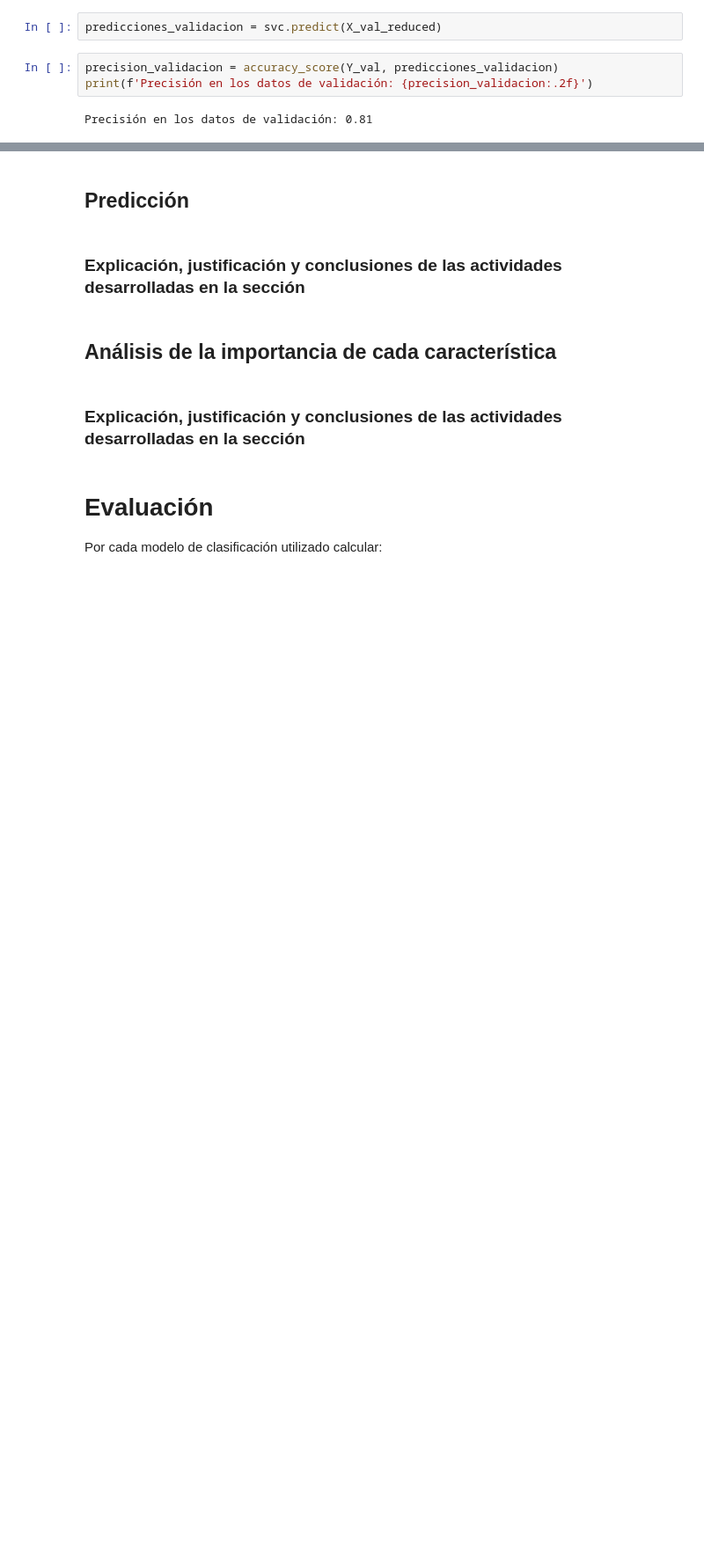
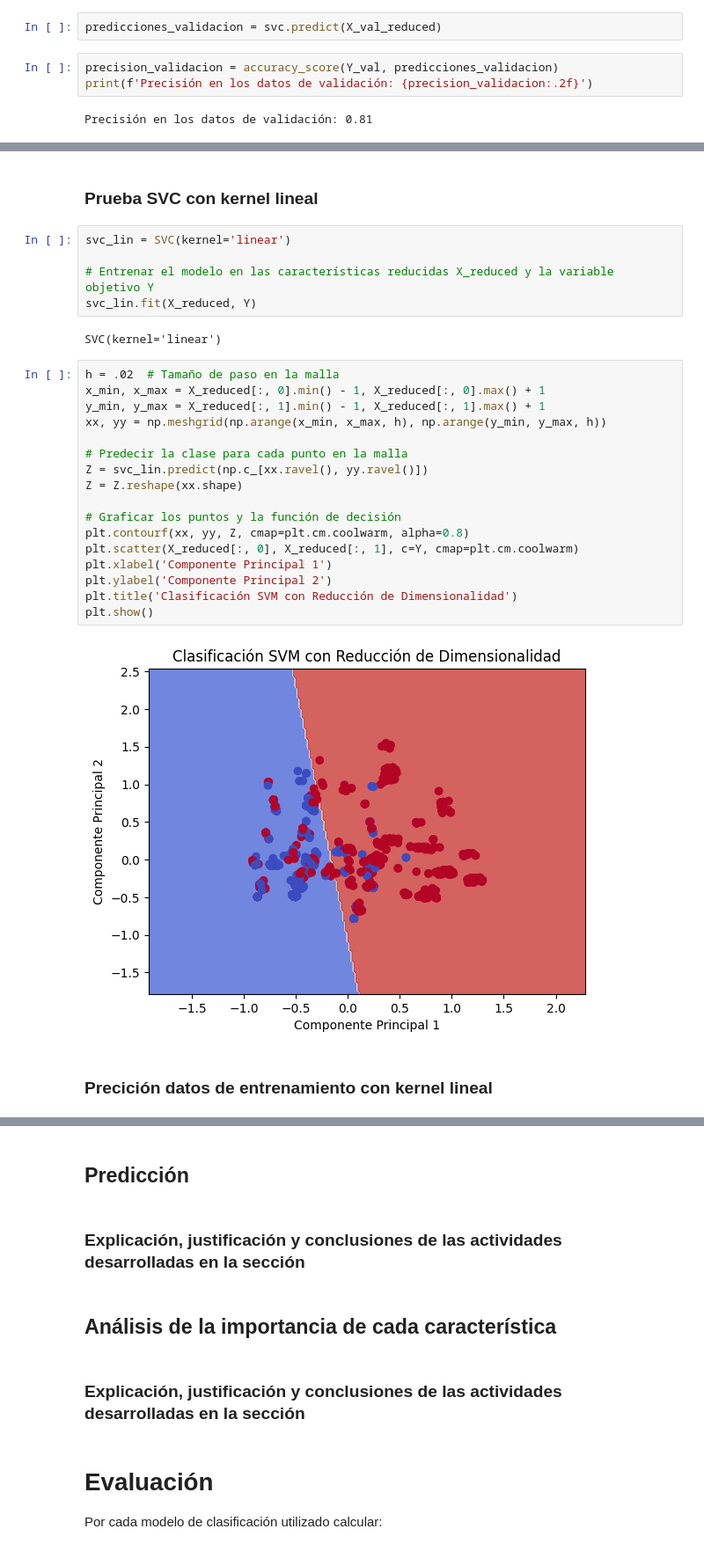
Before and after one commit to EmmaGalizio/TPI-IA-2023, a Jupyter notebook: Proyecto/TP_IAR_2023.ipynb, the cells around one changed output, grey strips where cells are left out. Shown at 88% size. Cells and saved outputs as stored; diff of their text form; blank space fills up the shorter version.

Commit message:
Implementacion de clasificador SVC (SVM) con kernel lineal

```diff
--- a/Proyecto/TP_IAR_2023.ipynb
+++ b/Proyecto/TP_IAR_2023.ipynb
@@ -591,0 +592,30 @@ Interceptacion: [0.28189036]
+# %% [markdown]
+### Prueba SVC con kernel lineal
+# %%
+svc_lin = SVC(kernel='linear')
+
+# Entrenar el modelo en las características reducidas X_reduced y la variable objetivo Y
+svc_lin.fit(X_reduced, Y)
+# %% [output]
+SVC(kernel='linear')
+# %%
+h = .02  # Tamaño de paso en la malla
+x_min, x_max = X_reduced[:, 0].min() - 1, X_reduced[:, 0].max() + 1
+y_min, y_max = X_reduced[:, 1].min() - 1, X_reduced[:, 1].max() + 1
+xx, yy = np.meshgrid(np.arange(x_min, x_max, h), np.arange(y_min, y_max, h))
+
+# Predecir la clase para cada punto en la malla
+Z = svc_lin.predict(np.c_[xx.ravel(), yy.ravel()])
+Z = Z.reshape(xx.shape)
+
+# Graficar los puntos y la función de decisión
+plt.contourf(xx, yy, Z, cmap=plt.cm.coolwarm, alpha=0.8)
+plt.scatter(X_reduced[:, 0], X_reduced[:, 1], c=Y, cmap=plt.cm.coolwarm)
+plt.xlabel('Componente Principal 1')
+plt.ylabel('Componente Principal 2')
+plt.title('Clasificación SVM con Reducción de Dimensionalidad')
+plt.show()
+# %% [output]
+[figure, added]
+# %% [markdown]
+### Precición datos de entrenamiento con kernel lineal
```
Also changed, not shown: parts of 9 cells of this notebook.
